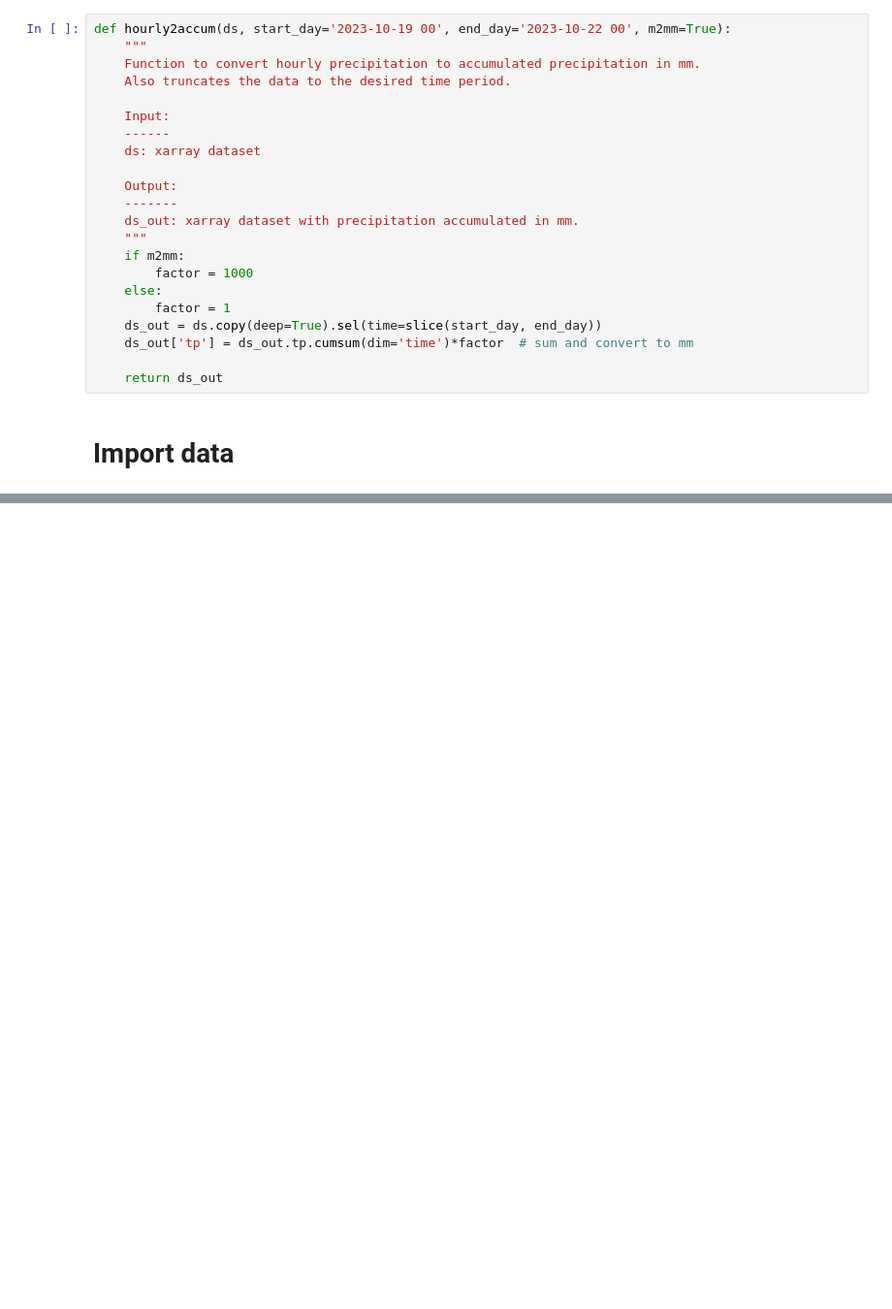
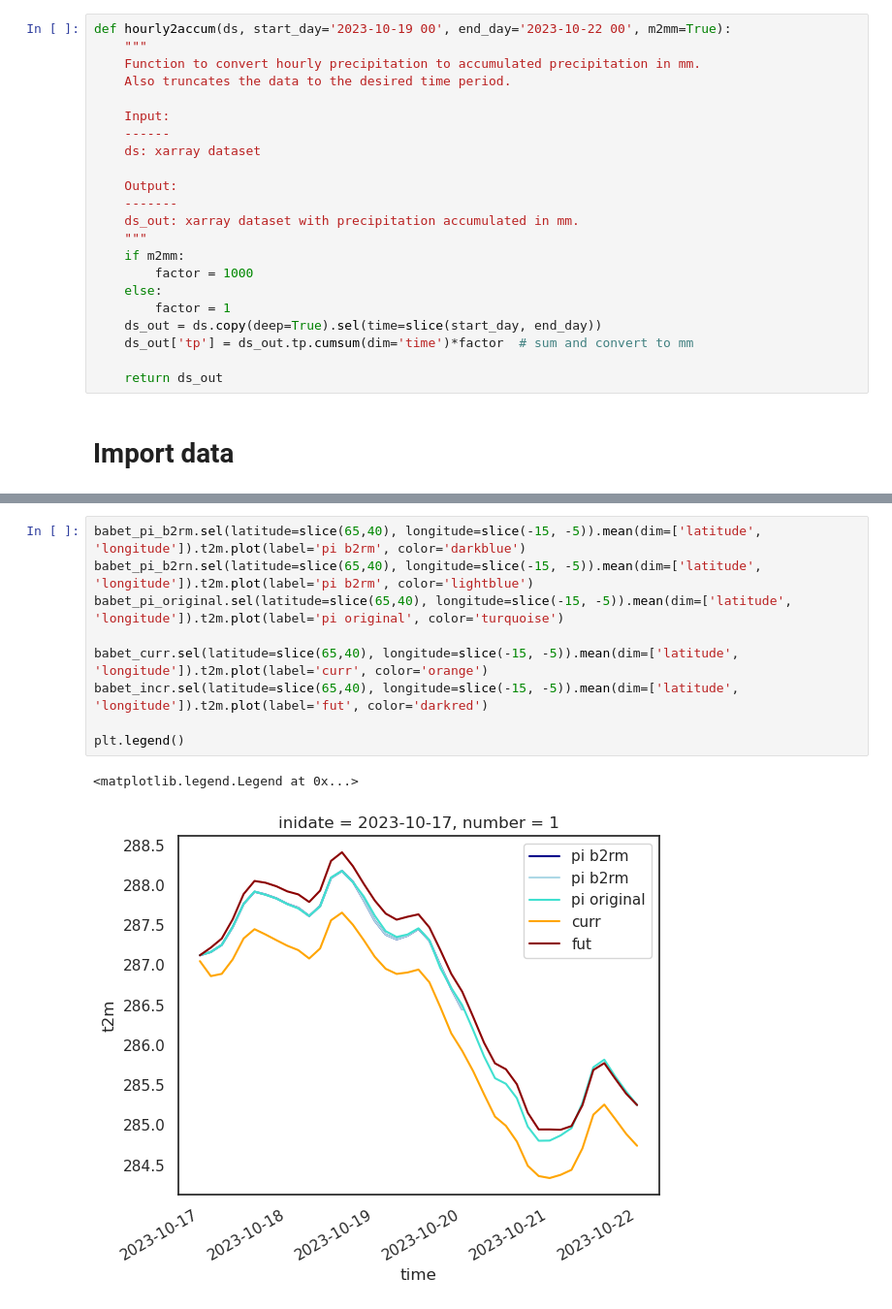
Before and after one commit to shirin-ermis/Storm_Babet, a Jupyter notebook: notebooks/02_check_test_run.ipynb, the cells around one changed output, grey strips where cells are left out. Shown: that part at 97% size. Drawn from its saved outputs; the diff is of its cells as text; blank space fills up the shorter version.

```diff
--- a/notebooks/02_check_test_run.ipynb
+++ b/notebooks/02_check_test_run.ipynb
@@ -183 +162,13 @@ plt.legend()
+# %%
+babet_pi_b2rm.sel(latitude=slice(65,40), longitude=slice(-15, -5)).mean(dim=['latitude', 'longitude']).t2m.plot(label='pi b2rm', color='darkblue')
+babet_pi_b2rn.sel(latitude=slice(65,40), longitude=slice(-15, -5)).mean(dim=['latitude', 'longitude']).t2m.plot(label='pi b2rm', color='lightblue')
+babet_pi_original.sel(latitude=slice(65,40), longitude=slice(-15, -5)).mean(dim=['latitude', 'longitude']).t2m.plot(label='pi original', color='turquoise')
+
+babet_curr.sel(latitude=slice(65,40), longitude=slice(-15, -5)).mean(dim=['latitude', 'longitude']).t2m.plot(label='curr', color='orange')
+babet_incr.sel(latitude=slice(65,40), longitude=slice(-15, -5)).mean(dim=['latitude', 'longitude']).t2m.plot(label='fut', color='darkred')
+
+plt.legend()
+# %% [output]
+<matplotlib.legend.Legend at 0x...>
+[figure, added]
 # %%
```
Also changed, not shown: parts of 10 cells of this notebook.
